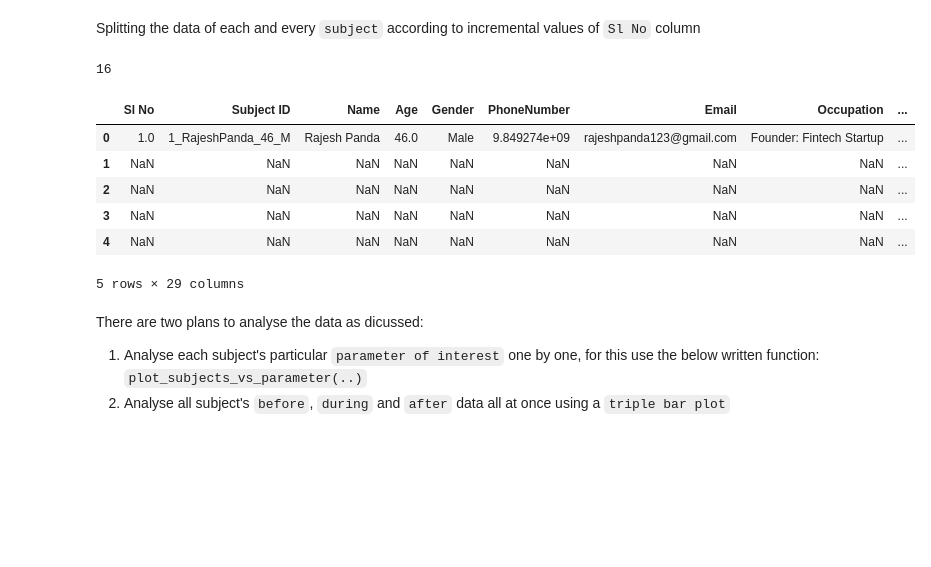
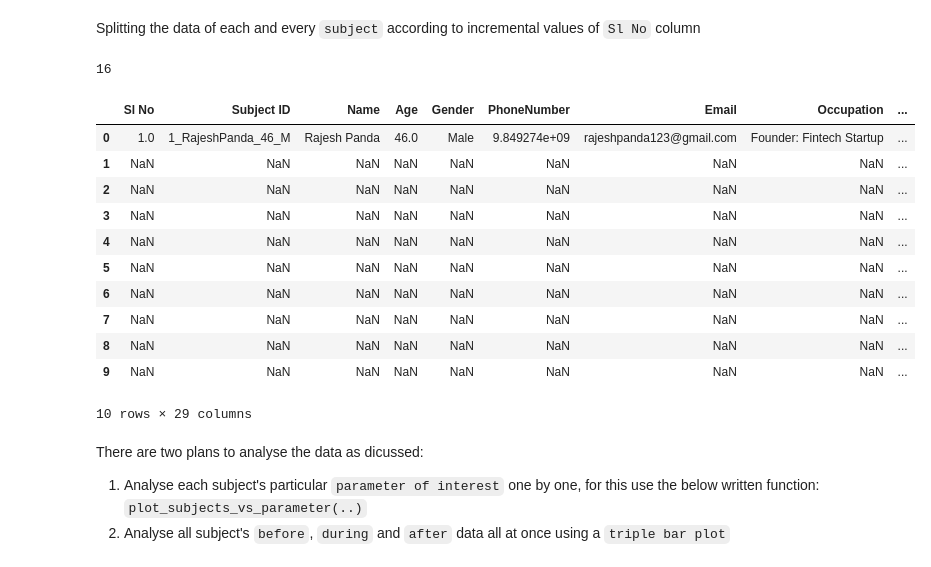
Before and after one commit to KarthikDani/BCI-Internship, a Jupyter notebook: HKMAnalysis/HKM_DataAnalysis.ipynb, the cells around one changed output. Saved outputs shown, nothing was run; the diff lists cells and outputs as text; code cells hidden in the pictures; blank space fills up the shorter version.

```diff
--- a/HKMAnalysis/HKM_DataAnalysis.ipynb
+++ b/HKMAnalysis/HKM_DataAnalysis.ipynb
@@ -26,29 +38,34 @@ Splitting the data of each and every `subject` according to incremental values o
 # %%
 def split_dataframe_by_increment(df, column_name = "Sl No"):
     split_indices = [0]
     sl_no_values = df[column_name].fillna(method='ffill').values  # Fill NaN values
     for i in range(1, len(sl_no_values)):
         if sl_no_values[i] > sl_no_values[i - 1]:
             split_indices.append(i)
     split_indices.append(len(df))
 
     return [df.iloc[split_indices[j]:split_indices[j+1]] for j in range(len(split_indices) - 1)]
 
 before_chant_subject_dfs = split_dataframe_by_increment(before_df)
 during_chant_subject_dfs = split_dataframe_by_increment(during_df)
 after_chant_subject_dfs = split_dataframe_by_increment(after_df)
 
 print(len(before_chant_subject_dfs))
 
-before_chant_subject_dfs[0].head()
+before_chant_subject_dfs[0].head(10)
 # %% [output]
 16
 |  | Sl No | Subject ID | Name | Age | Gender | PhoneNumber | Email | Occupation | ... |
 | 0 | 1.0 | 1_RajeshPanda_46_M | Rajesh Panda | 46.0 | Male | 9.849274e+09 | rajeshpanda123@gmail.com | Founder: Fintech Startup | ... |
 | 1 | NaN | NaN | NaN | NaN | NaN | NaN | NaN | NaN | ... |
 | 2 | NaN | NaN | NaN | NaN | NaN | NaN | NaN | NaN | ... |
 | 3 | NaN | NaN | NaN | NaN | NaN | NaN | NaN | NaN | ... |
 | 4 | NaN | NaN | NaN | NaN | NaN | NaN | NaN | NaN | ... |
+| 5 | NaN | NaN | NaN | NaN | NaN | NaN | NaN | NaN | ... |
+| 6 | NaN | NaN | NaN | NaN | NaN | NaN | NaN | NaN | ... |
+| 7 | NaN | NaN | NaN | NaN | NaN | NaN | NaN | NaN | ... |
+| 8 | NaN | NaN | NaN | NaN | NaN | NaN | NaN | NaN | ... |
+| 9 | NaN | NaN | NaN | NaN | NaN | NaN | NaN | NaN | ... |
-5 rows × 29 columns
+10 rows × 29 columns
 # %%
 parameters_to_plot = [
```
Also changed, not shown: parts of 12 cells of this notebook, 10 other files.
